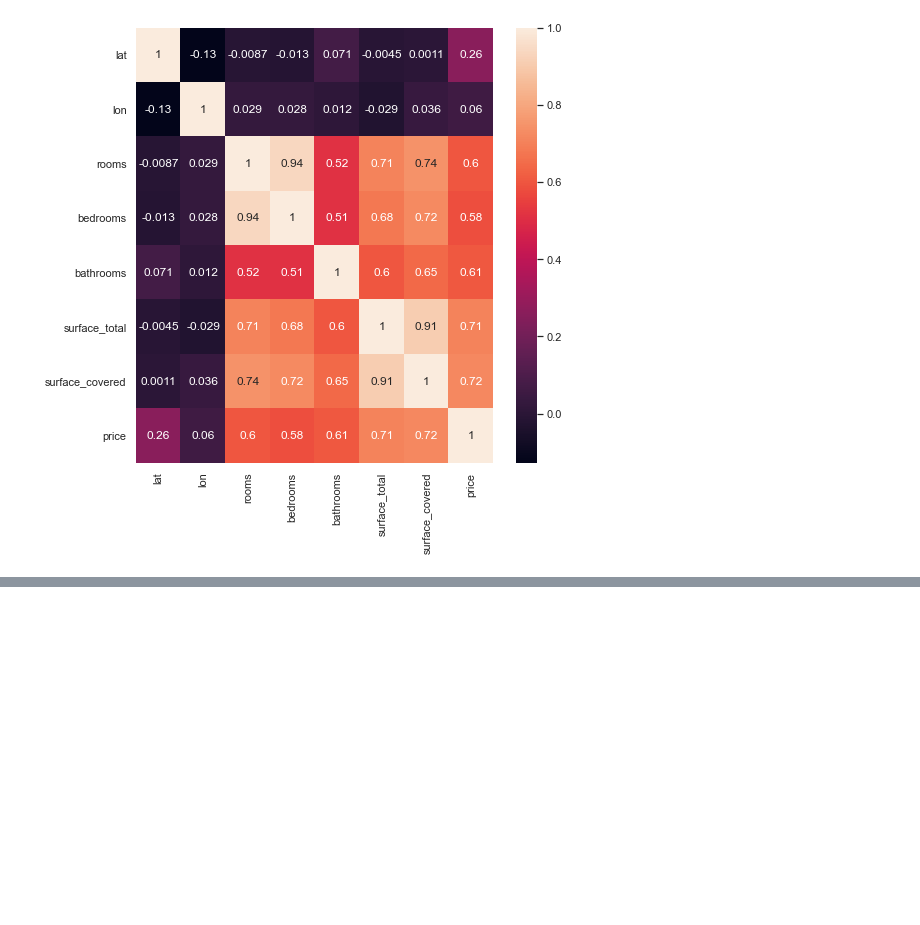
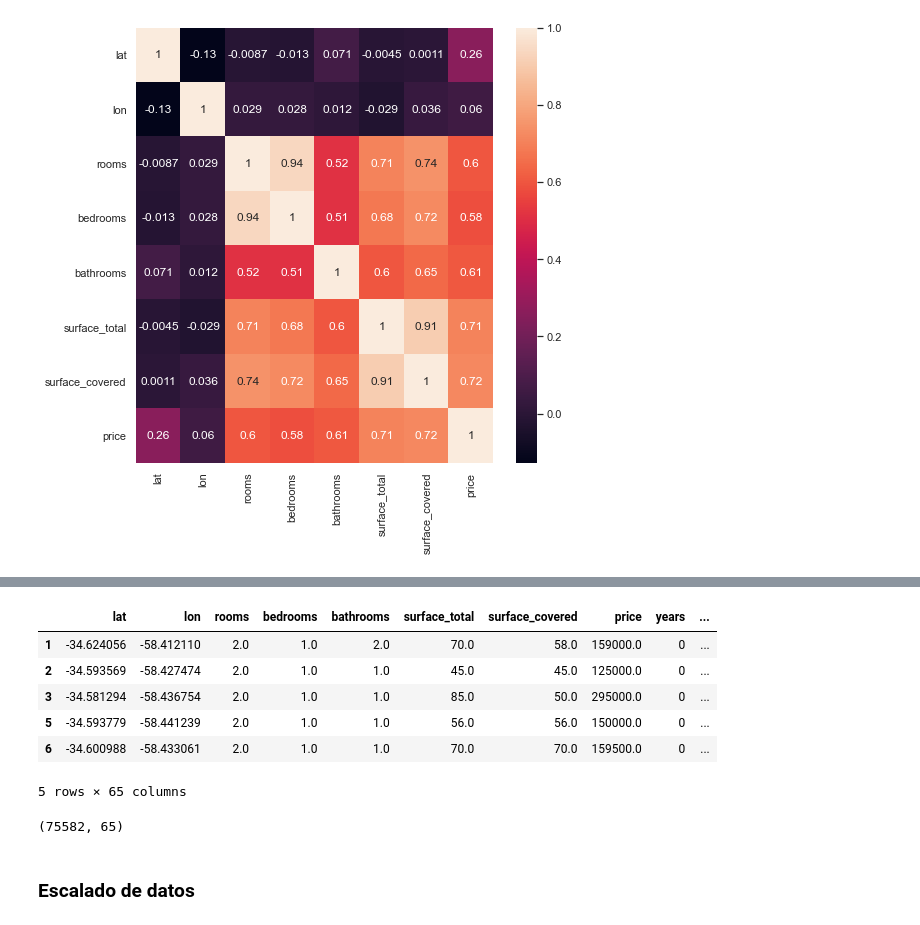
Before and after one commit to leobrandoon/house_price_prediction_v2, a Jupyter notebook: LeonardoGonzalez_Proyecto_02.ipynb, the cells around one changed output, grey strips where cells are left out. Drawn from its saved outputs; the diff is of its cells as text; code cells hidden in the pictures; blank space fills up the shorter version.

Commit message:
Mejorando y continuando preproceso de datos
Escalando Datos

```diff
--- a/LeonardoGonzalez_Proyecto_02.ipynb
+++ b/LeonardoGonzalez_Proyecto_02.ipynb
@@ -438,0 +479,6 @@ df_cf4.head()
+# %%
+#transoformamos primero la variable years
+Labelencoder= LabelEncoder()
+Labelencoder.fit(df_cf5['year'])
+df_cf5['years']=Labelencoder.transform(df_cf5['year'])
+df_cf5.drop('year', axis=1,inplace=True)
@@ -438,0 +493,6 @@ df_cf4.head()
+# %%
+#transoformamos primero la variable tipo de propiedad
+Labelencoder= LabelEncoder()
+Labelencoder.fit(df_cf5["property_type"])
+df_cf5["Tipo_propiedad"] = Labelencoder.transform(df_cf5["property_type"])
+df_cf5.drop("property_type",axis=1,inplace=True)
@@ -438,0 +512,18 @@ df_cf4.head()
+# %%
+df_cf5 = pd.get_dummies(data=df_cf5,prefix="district",columns=["l3"],drop_first=True)
+# %%
+df_cf5.head()
+# %% [output]
+|  | lat | lon | rooms | bedrooms | bathrooms | surface_total | surface_covered | price | years | ... |
+| 1 | -34.624056 | -58.412110 | 2.0 | 1.0 | 2.0 | 70.0 | 58.0 | 159000.0 | 0 | ... |
+| 2 | -34.593569 | -58.427474 | 2.0 | 1.0 | 1.0 | 45.0 | 45.0 | 125000.0 | 0 | ... |
+| 3 | -34.581294 | -58.436754 | 2.0 | 1.0 | 1.0 | 85.0 | 50.0 | 295000.0 | 0 | ... |
+| 5 | -34.593779 | -58.441239 | 2.0 | 1.0 | 1.0 | 56.0 | 56.0 | 150000.0 | 0 | ... |
+| 6 | -34.600988 | -58.433061 | 2.0 | 1.0 | 1.0 | 70.0 | 70.0 | 159500.0 | 0 | ... |
+5 rows × 65 columns
+# %%
+df_cf5.shape
+# %% [output]
+(75582, 65)
+# %% [markdown]
+### Escalado de datos
```
Also changed, not shown: parts of 33 cells of this notebook.
